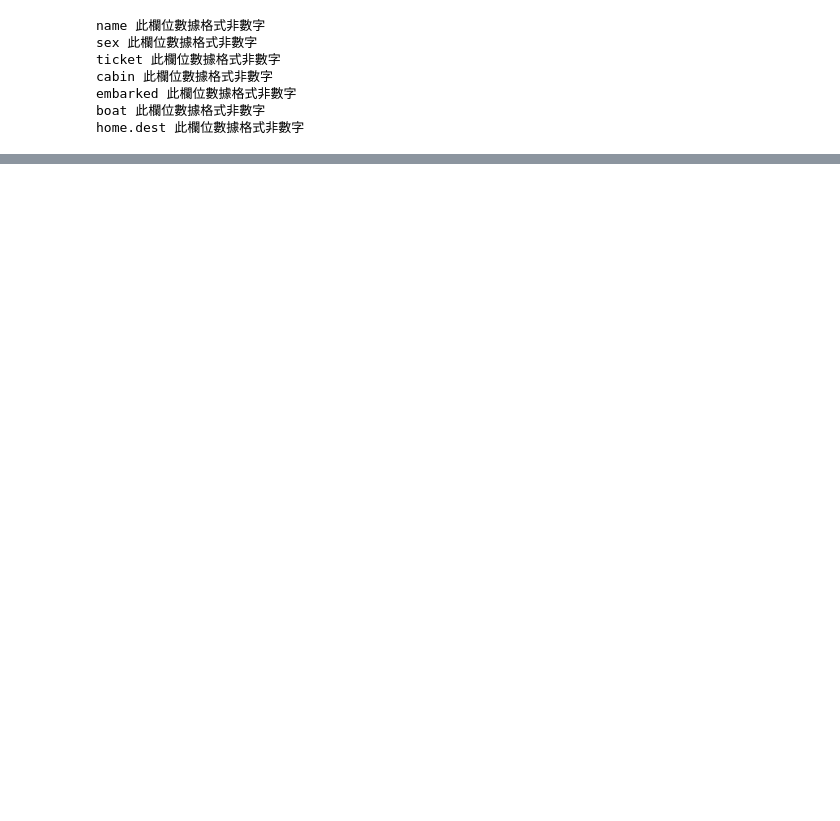
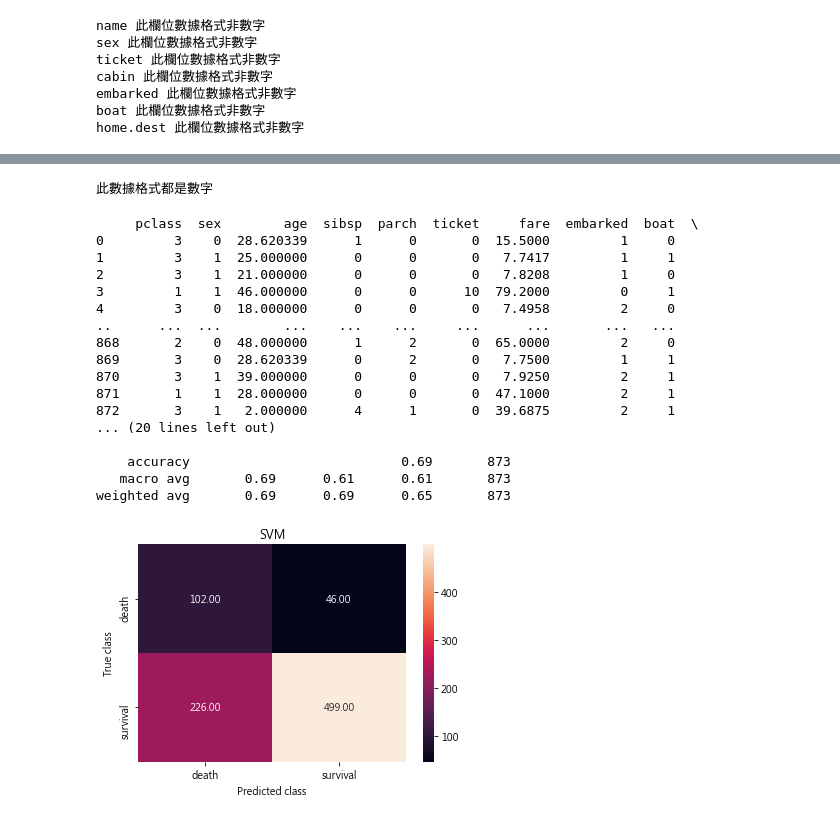
Before and after one commit to autotntfan/Design-practice-and-applications-of-machine-learning, a Jupyter notebook: HW10/HW10.ipynb, the cells around one changed output, grey strips where cells are left out. Drawn from its saved outputs; the diff is of its cells as text; code cells hidden in the pictures; blank space fills up the shorter version.

```diff
--- a/HW10/HW10.ipynb
+++ b/HW10/HW10.ipynb
@@ -302,0 +367,13 @@ ModuleNotFoundError: No module named 'xgboost'
+# %%
+#我覺得home這影響不大drop掉
+data.drop('home.dest',axis=1,inplace=True)
+#因為embarked只有一個缺失值，隨便填一個進去
+mask=data['embarked'].isnull()
+data.loc[mask,'embarked']=data['embarked'].unique()[np.random.randint(3)]
+
+print("--------------------缺失值--------------------")
+Truthtable = data.isnull().any().tolist()
+
+for i in range(len(Truthtable)):
+    if(Truthtable[i] == True):
+        print(data.columns.values[i],"此數據有缺失值")
@@ -302,0 +411,66 @@ ModuleNotFoundError: No module named 'xgboost'
+# %%
+dataformat = data.dtypes
+flag = 0
+
+for i in range(len(dataformat)):
+    if(dataformat[i] == "object"):
+        print(data.columns.values[i],"此欄位數據格式非數字")
+        flag = flag + 1
+    else:
+        continue
+
+if(flag == 0):
+    print("此數據格式都是數字")
+# %% [output]
+此數據格式都是數字
+# %%
+from sklearn.metrics import confusion_matrix
+from sklearn.svm import SVC
+from sklearn.metrics import accuracy_score
+from sklearn.metrics import accuracy_score
+from sklearn import preprocessing
+from sklearn.metrics import roc_auc_score
+from sklearn.metrics import roc_curve
+from sklearn import metrics
+from sklearn.ensemble import RandomForestClassifier
+import matplotlib.pyplot as plt
+data_train = data.drop('survived', axis=1)
+data_train = data_train.head(873)
+y_train = data['survived'].head(873)
+
+print(data_train)
+
+modelSVM = SVC()
+modelSVM.fit(data_train, y_train)
+data_pred = modelSVM.predict(data_train)
+
+Score = accuracy_score(y_train, data_pred)
+print('SVM accuracy: {:.3f}'.format(Score))
+print (metrics.classification_report(y_train, data_pred) )
+
+
+SVM_map = metrics.confusion_matrix(data_pred, y_train, [1,0])
+sns.heatmap(SVM_map, annot=True, fmt='.2f',xticklabels = ["death", "survival"] , yticklabels = ["death", "survival"] )
+plt.ylabel('True class')
+plt.xlabel('Predicted class')
+plt.title('SVM')
+plt.savefig('SVM')
+# %% [output]
+     pclass  sex        age  sibsp  parch  ticket     fare  embarked  boat  \
+0         3    0  28.620339      1      0       0  15.5000         1     0
+1         3    1  25.000000      0      0       0   7.7417         1     1
+2         3    1  21.000000      0      0       0   7.8208         1     0
+3         1    1  46.000000      0      0      10  79.2000         0     1
+4         3    0  18.000000      0      0       0   7.4958         2     0
+..      ...  ...        ...    ...    ...     ...      ...       ...   ...
+868       2    0  48.000000      1      2       0  65.0000         2     0
+869       3    0  28.620339      0      2       0   7.7500         1     1
+870       3    1  39.000000      0      0       0   7.9250         2     1
+871       1    1  28.000000      0      0       0  47.1000         2     1
+872       3    1   2.000000      4      1       0  39.6875         2     1
+... (20 lines left out)
+
+    accuracy                           0.69       873
+   macro avg       0.69      0.61      0.61       873
+weighted avg       0.69      0.69      0.65       873
+[figure, added]
```
Also changed, not shown: parts of 33 cells of this notebook, 4 other files.
